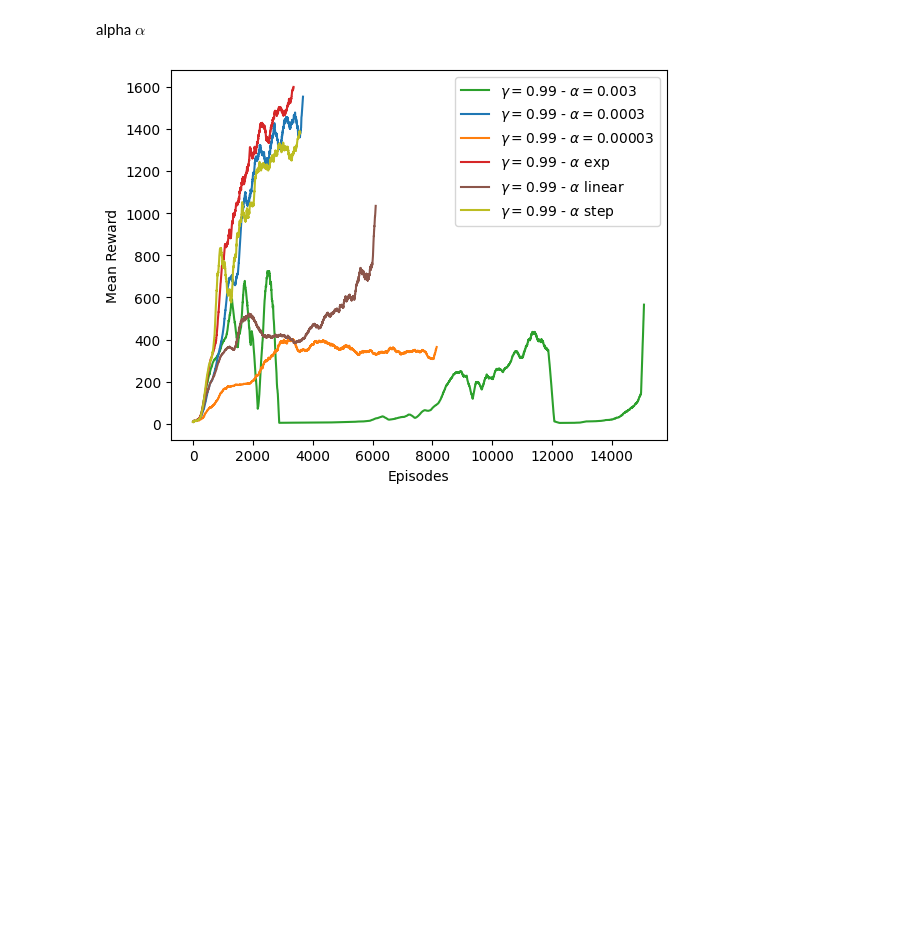
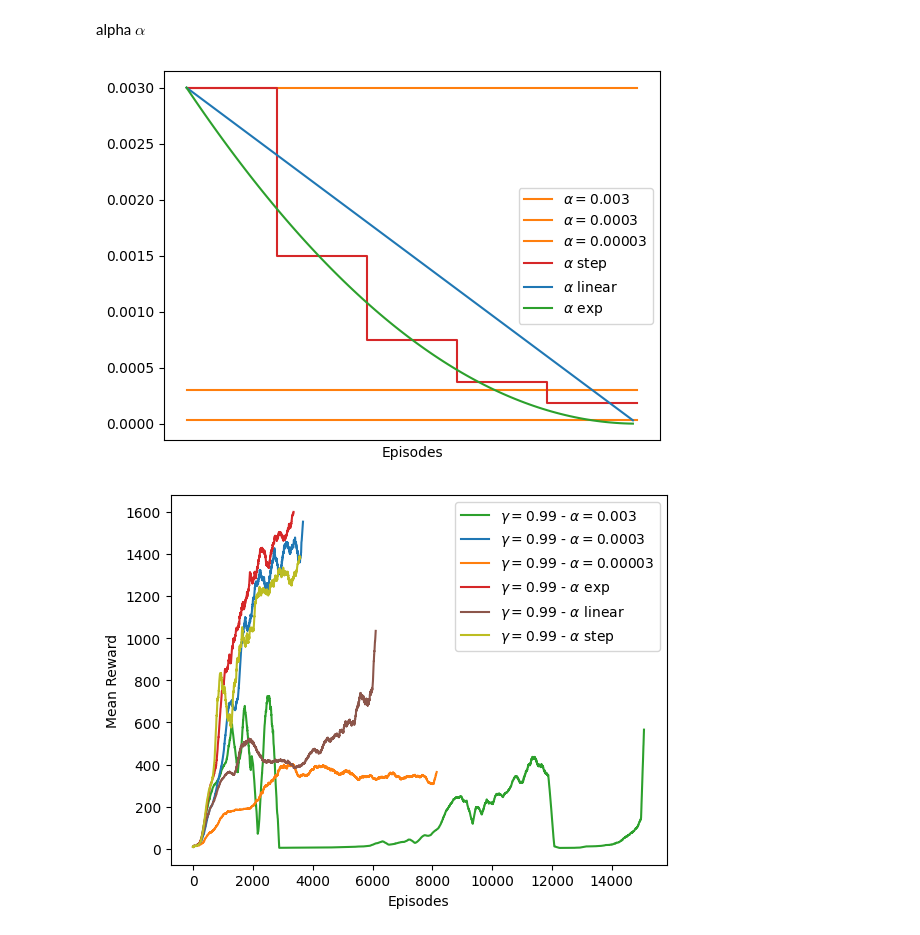
Before and after one commit to florentin1304/robotlearning_project, a Jupyter notebook: plots.ipynb, the cells around one changed output. Drawn from its saved outputs; the diff is of its cells as text; code cells hidden in the pictures; blank space fills up the shorter version.

```diff
--- a/plots.ipynb
+++ b/plots.ipynb
@@ -208,6 +213,28 @@ plt.show()
 [figure]
 # %% [markdown]
 alpha $\alpha$
+# %%
+import os
+import re
+import matplotlib.pyplot as plt
+import numpy as np
+
+a=1
+alpha_const = 0.003
+t = np.arange(0,1,0.01)
+
+plt.plot([0,1],[alpha_const,alpha_const], color='tab:orange', label=r'$\alpha=0.003$')
+plt.plot([0,1],[alpha_const/10,alpha_const/10], color='tab:orange', label=r'$\alpha=0.0003$')
+plt.plot([0,1],[alpha_const/100,alpha_const/100], color='tab:orange', label=r'$\alpha=0.00003$')
+plt.plot([0,0.2,0.2,0.4,0.4,0.6,0.6,0.8,0.8,1],[alpha_const,alpha_const,alpha_const/2,alpha_const/2,alpha_const/4,alpha_const/4,alpha_const/8,alpha_const/8,alpha_const/16,alpha_const/16], color='tab:red', label=r'$\alpha$ step')
+plt.plot(t,0.003-0.003*t, color='tab:blue', label=r'$\alpha$ linear')
+plt.plot(t, 0.003*(t-1)**2, color='tab:green', label=r'$\alpha$ exp')
+plt.xticks([])
+plt.xlabel('Episodes')
+plt.legend()
+plt.show()
+# %% [output]
+[figure, added]
 # %%
 plt.plot(mean_rewards[12], color='tab:green',     label= r'$\gamma=0.99$ - $\alpha=0.003$')
 plt.plot(mean_rewards[3], color='tab:blue',    label= r'$\gamma=0.99$ - $\alpha=0.0003$')
```
Also changed, not shown: parts of 4 cells of this notebook.
